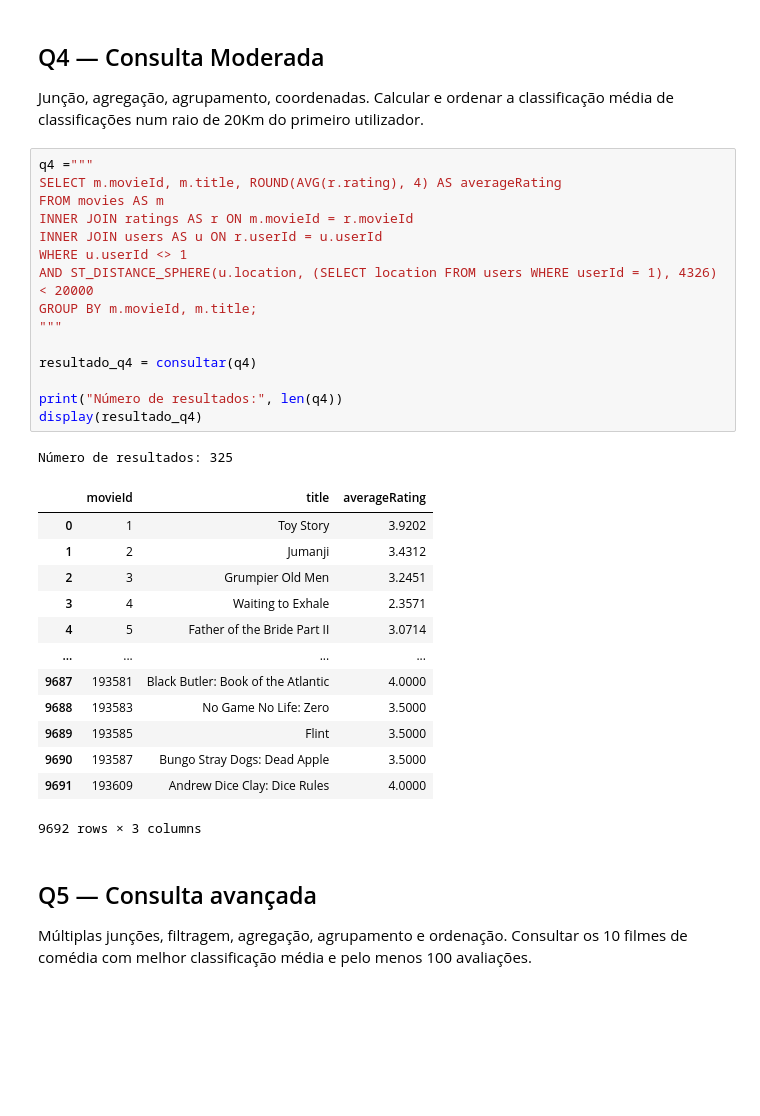
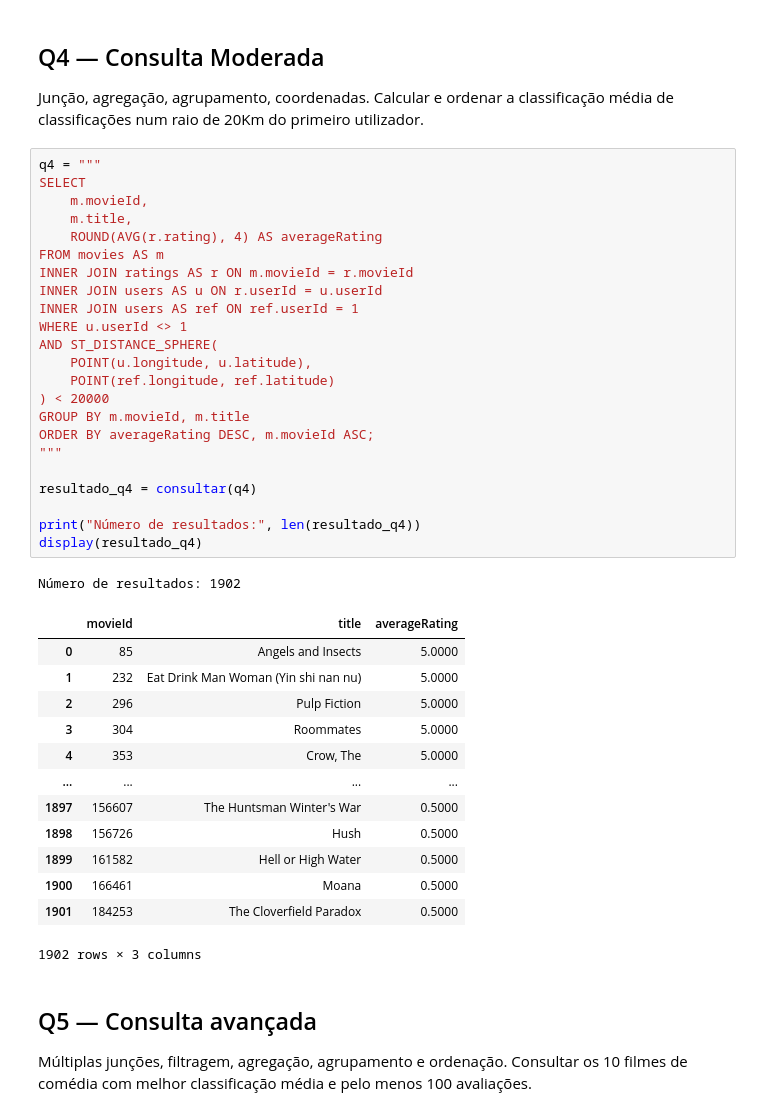
Before and after one commit to JPSNunes/BDAProject, a Jupyter notebook: Goal3/mysql_goal3.ipynb, the cells around one changed output. Drawn from its saved outputs; the diff is of its cells as text; blank space fills up the shorter version.

```diff
--- a/Goal3/mysql_goal3.ipynb
+++ b/Goal3/mysql_goal3.ipynb
@@ -123,35 +121,43 @@ Número de resultados: 221
 ## Q4 — Consulta Moderada
 Junção, agregação, agrupamento, coordenadas. Calcular e ordenar a classificação média de classificações num raio de 20Km do primeiro utilizador.
 # %%
-q4 ="""
-SELECT m.movieId, m.title, ROUND(AVG(r.rating), 4) AS averageRating
+q4 = """
+SELECT
+    m.movieId,
+    m.title,
+    ROUND(AVG(r.rating), 4) AS averageRating
 FROM movies AS m
 INNER JOIN ratings AS r ON m.movieId = r.movieId
 INNER JOIN users AS u ON r.userId = u.userId
+INNER JOIN users AS ref ON ref.userId = 1
 WHERE u.userId <> 1
-AND ST_DISTANCE_SPHERE(u.location, (SELECT location FROM users WHERE userId = 1), 4326) < 20000
-GROUP BY m.movieId, m.title;
+AND ST_DISTANCE_SPHERE(
+    POINT(u.longitude, u.latitude),
+    POINT(ref.longitude, ref.latitude)
+) < 20000
+GROUP BY m.movieId, m.title
+ORDER BY averageRating DESC, m.movieId ASC;
 """
 
 resultado_q4 = consultar(q4)
 
-print("Número de resultados:", len(q4))
+print("Número de resultados:", len(resultado_q4))
 display(resultado_q4)
 # %% [output]
-Número de resultados: 325
+Número de resultados: 1902
 |  | movieId | title | averageRating |
-| 0 | 1 | Toy Story | 3.9202 |
-| 1 | 2 | Jumanji | 3.4312 |
-| 2 | 3 | Grumpier Old Men | 3.2451 |
-| 3 | 4 | Waiting to Exhale | 2.3571 |
-| 4 | 5 | Father of the Bride Part II | 3.0714 |
+| 0 | 85 | Angels and Insects | 5.0000 |
+| 1 | 232 | Eat Drink Man Woman (Yin shi nan nu) | 5.0000 |
+| 2 | 296 | Pulp Fiction | 5.0000 |
+| 3 | 304 | Roommates | 5.0000 |
+| 4 | 353 | Crow, The | 5.0000 |
 | ... | ... | ... | ... |
-| 9687 | 193581 | Black Butler: Book of the Atlantic | 4.0000 |
-| 9688 | 193583 | No Game No Life: Zero | 3.5000 |
-| 9689 | 193585 | Flint | 3.5000 |
-| 9690 | 193587 | Bungo Stray Dogs: Dead Apple | 3.5000 |
-| 9691 | 193609 | Andrew Dice Clay: Dice Rules | 4.0000 |
+| 1897 | 156607 | The Huntsman Winter's War | 0.5000 |
+| 1898 | 156726 | Hush | 0.5000 |
+| 1899 | 161582 | Hell or High Water | 0.5000 |
+| 1900 | 166461 | Moana | 0.5000 |
+| 1901 | 184253 | The Cloverfield Paradox | 0.5000 |
-9692 rows × 3 columns
+1902 rows × 3 columns
 # %% [markdown]
 ## Q5 — Consulta avançada
 Múltiplas junções, filtragem, agregação, agrupamento e ordenação. Consultar os 10 filmes de comédia com melhor classificação média e pelo menos 100 avaliações.
```
Also changed, not shown: parts of 9 cells of this notebook, 2 other files.
